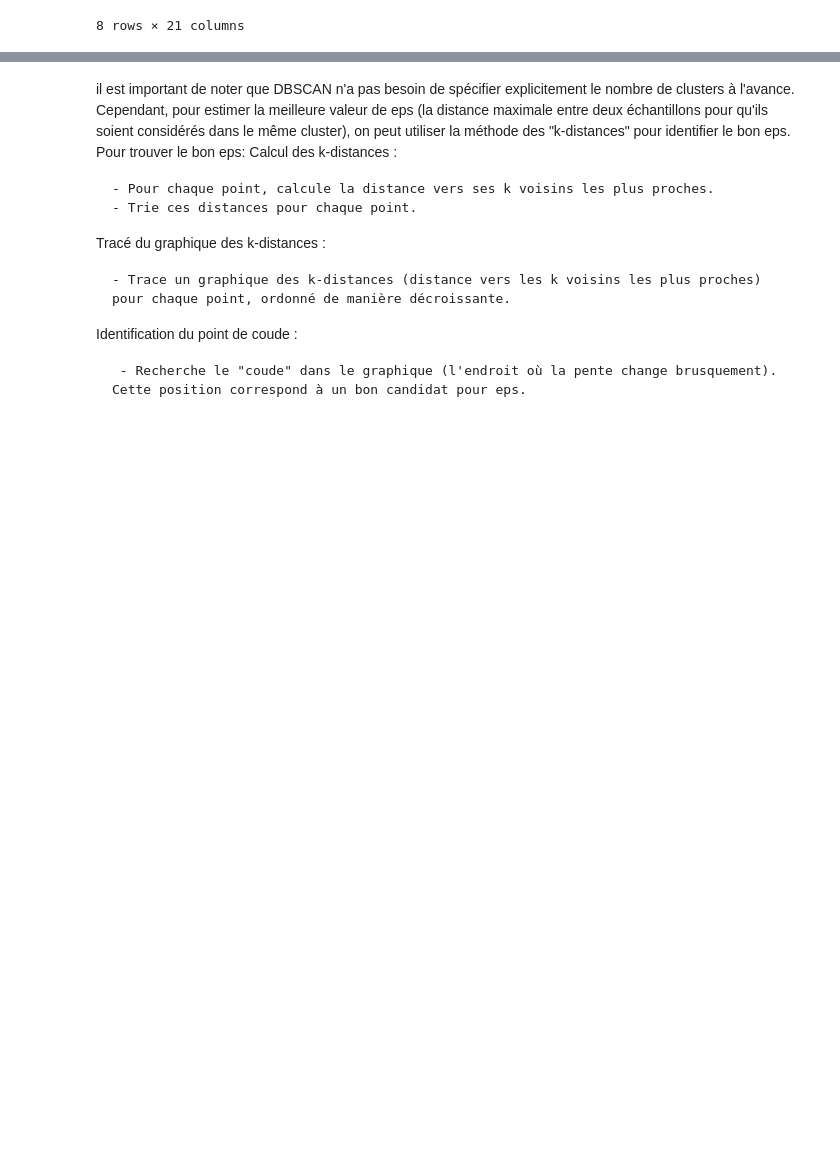
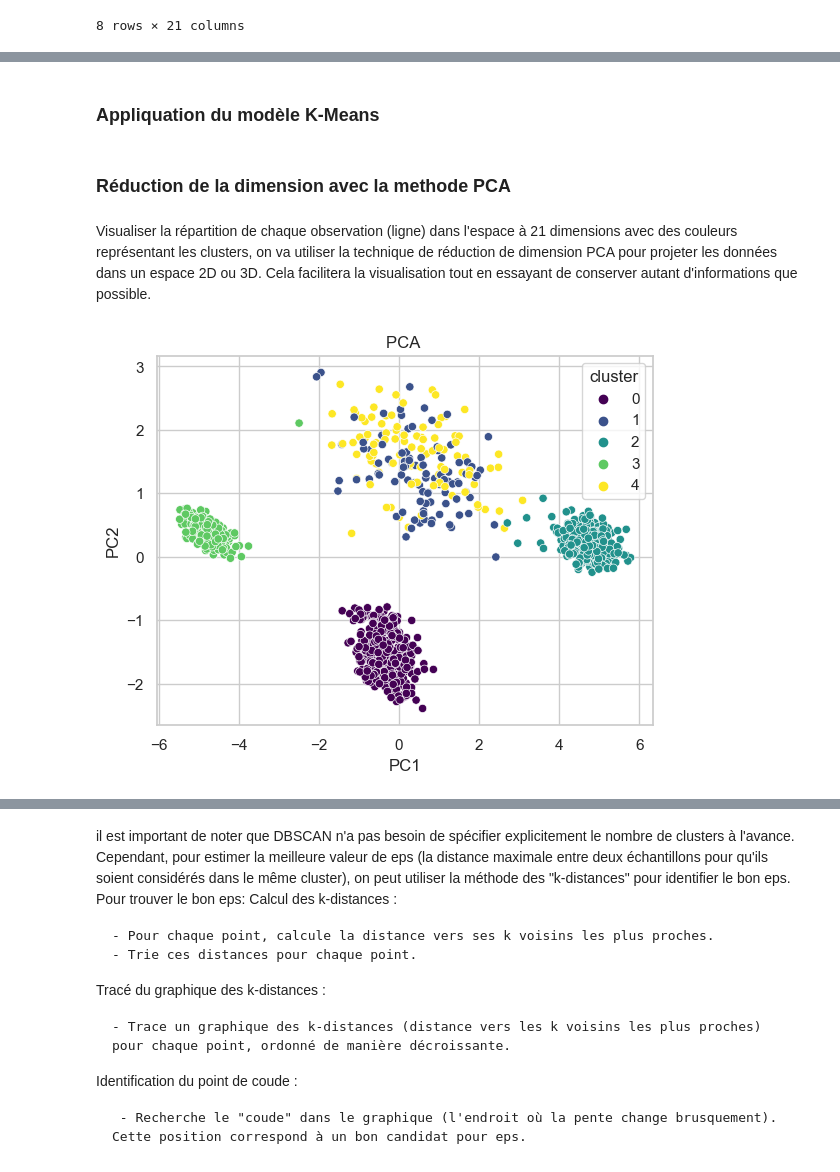
Before and after one commit to IkramBlsl/Data-Mining---Clustering-, a Jupyter notebook: Data_mining_clustering.ipynb, the cells around one changed output, grey strips where cells are left out. Saved outputs shown, nothing was run; the diff lists cells and outputs as text; code cells hidden in the pictures; blank space fills up the shorter version.

```diff
--- a/Data_mining_clustering.ipynb
+++ b/Data_mining_clustering.ipynb
@@ -273,0 +260,3 @@ data.describe()
+# %%
+#copie du DataFrame
+df_copie = data.copy()
@@ -273,0 +297,31 @@ data.describe()
+# %% [markdown]
+### Appliquation du modèle K-Means
+# %%
+k = 5
+kmeans = KMeans(n_clusters=k, init='k-means++', max_iter=300, n_init=10, random_state=0)
+df_copie['cluster'] = kmeans.fit_predict(scaled_data)
+# %% [markdown]
+### Réduction de la dimension avec la methode PCA
+# %% [markdown]
+Visualiser la répartition de chaque observation (ligne) dans l'espace à 21 dimensions avec des couleurs représentant les clusters, on va utiliser la technique de réduction de dimension PCA pour projeter les données dans un espace 2D ou 3D. Cela facilitera la visualisation tout en essayant de conserver autant d'informations que possible.
+# %%
+from sklearn.decomposition import PCA
+import seaborn as sns
+
+# Choisir le nombre de composantes pour le PCA(2D ou 3D)
+n_components = 3
+
+# Appliquer le PCA
+pca = PCA(n_components=n_components)
+pca_result = pca.fit_transform(scaled_data)
+
+# Créer un DataFrame avec les composantes principales
+pca_df = pd.DataFrame(data=pca_result, columns=[f'PC{i+1}' for i in range(n_components)])
+pca_df['cluster'] = df_copie['cluster']
+
+# Utiliser seaborn pour le plot avec des couleurs représentant les clusters
+sns.scatterplot(x='PC1', y='PC2', hue='cluster', data=pca_df, palette='viridis', legend='full')
+plt.title(f'PCA ')
+plt.show()
+# %% [output]
+[figure, added]
```
Also changed, not shown: parts of 70 cells of this notebook.
